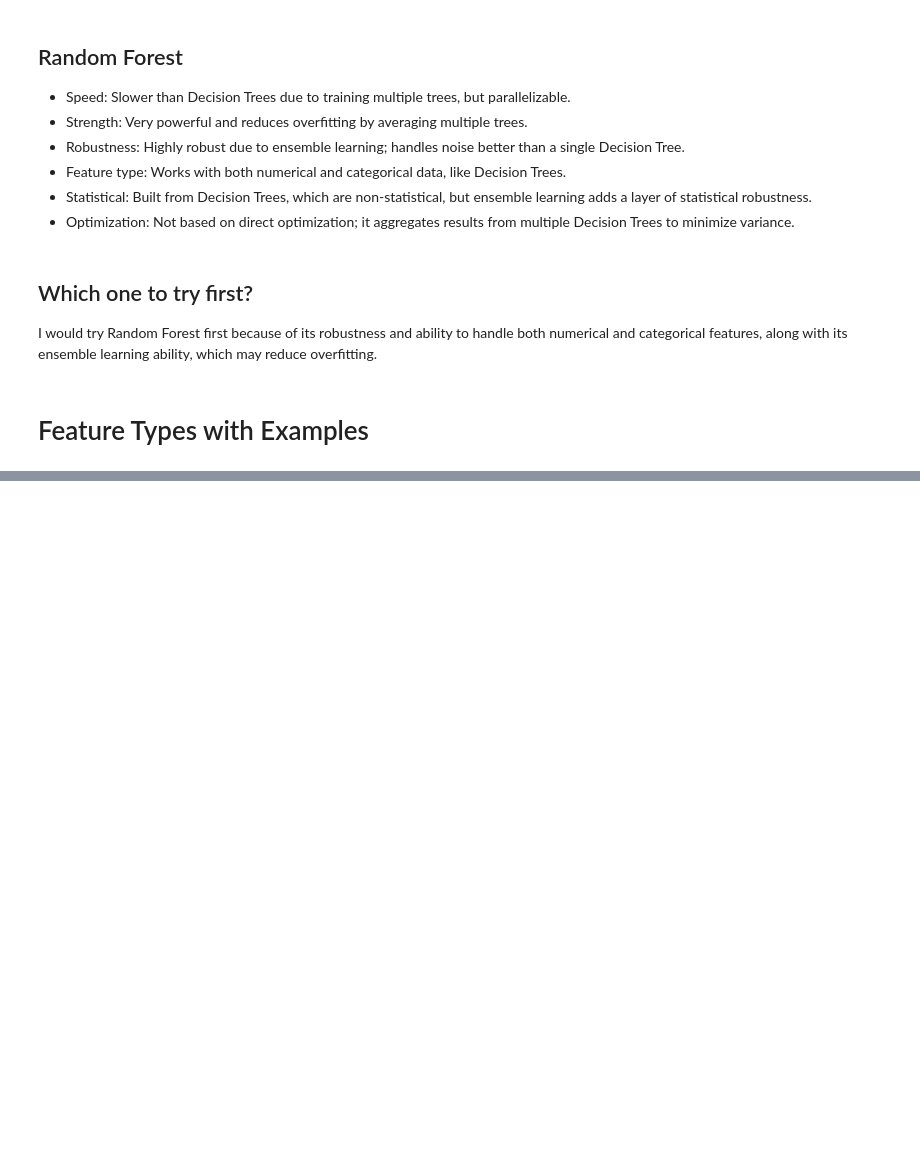
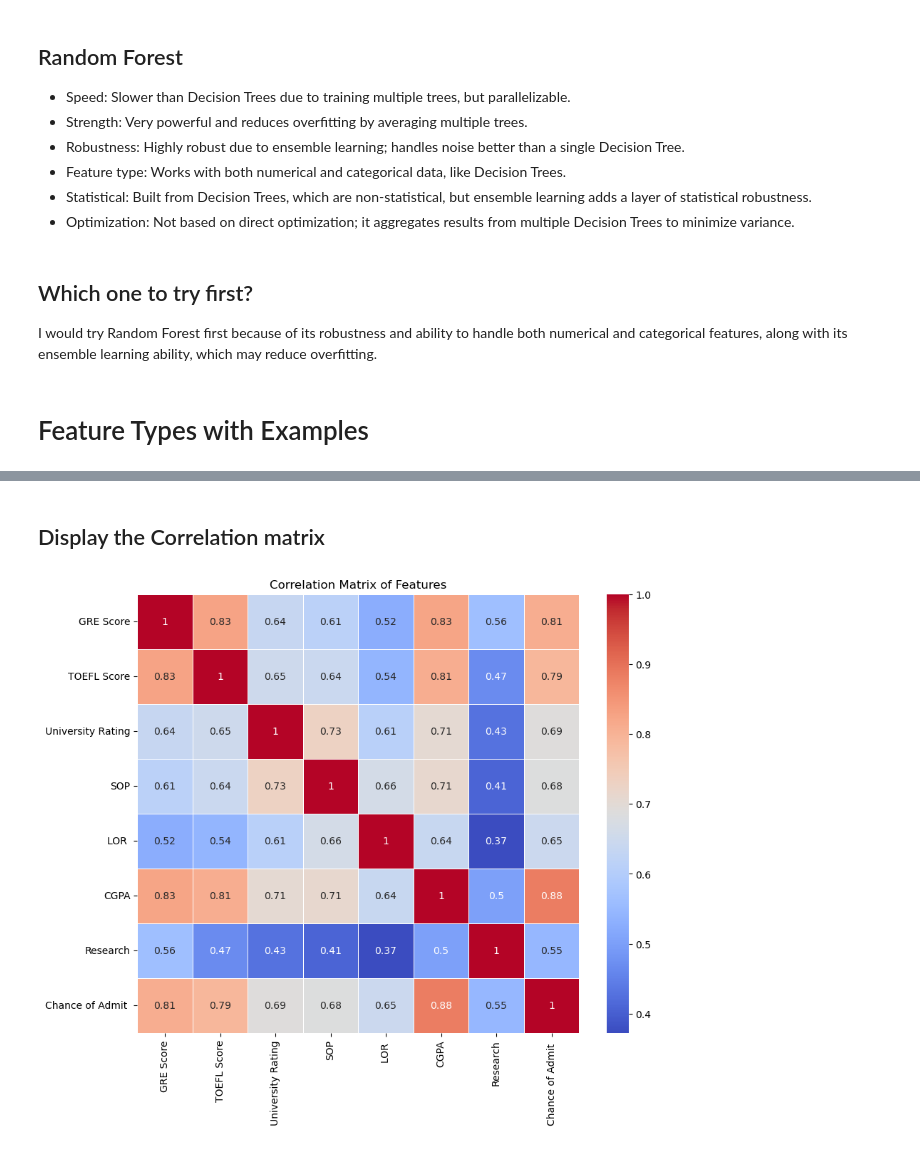
Before and after one commit to BarbosaRicardo/FA24, a Jupyter notebook: jhujourney/week_2/Barbosa-Assign2.ipynb, the cells around one changed output, grey strips where cells are left out. Saved outputs shown, nothing was run; the diff lists cells and outputs as text; code cells hidden in the pictures; blank space fills up the shorter version.

```diff
--- a/jhujourney/week_2/Barbosa-Assign2.ipynb
+++ b/jhujourney/week_2/Barbosa-Assign2.ipynb
@@ -44,0 +176,23 @@ I would try Random Forest first because of its robustness and ability to handle
+# %% [markdown]
+## Display the Correlation matrix
+# %%
+import matplotlib.pyplot as plt
+import pandas as pd
+import seaborn as sns
+
+# Load dataset from a CSV file
+data = pd.read_csv('/Users/bandito/Documents/FA24/jhujourney/week_2/Admission_Predict_Ver1.1.csv')
+
+# Remove the 'Serial No' column
+data = data.drop('Serial No.', axis=1)
+
+# Calculate the correlation matrix
+correlation_matrix = data.corr()
+
+# Display the correlation matrix using a heatmap
+plt.figure(figsize=(10, 8))
+sns.heatmap(correlation_matrix, annot=True, cmap='coolwarm', linewidths=0.5)
+plt.title('Correlation Matrix of Features')
+plt.show()
+# %% [output]
+[figure, added]
```
Also changed, not shown: parts of 18 cells of this notebook, 2 other files.
